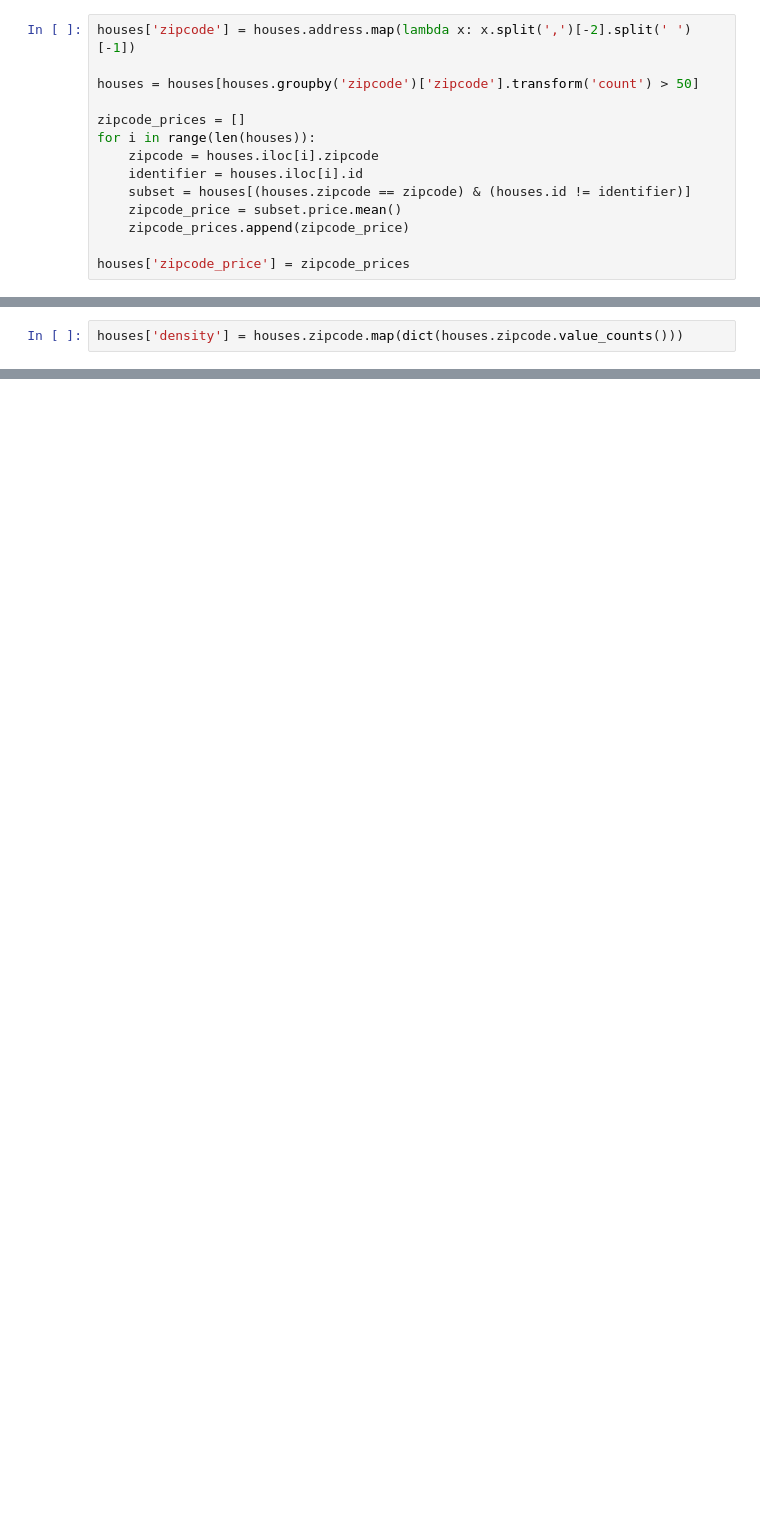
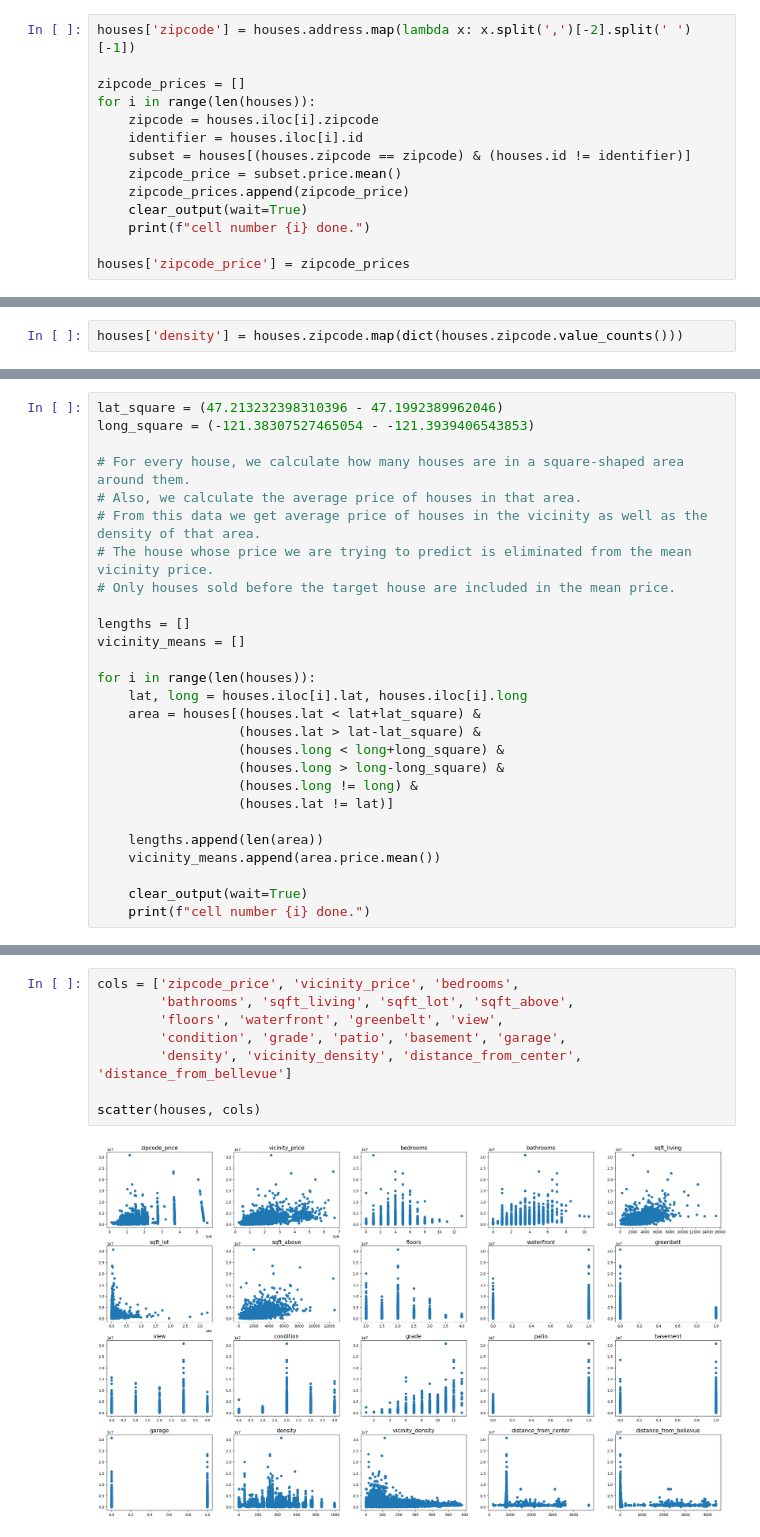
Before and after one commit to Jellohub/phase2_project, a Jupyter notebook: Notebook.ipynb, the cells around one changed output, grey strips where cells are left out. Saved outputs shown, nothing was run; the diff lists cells and outputs as text; blank space fills up the shorter version.

```diff
--- a/Notebook.ipynb
+++ b/Notebook.ipynb
@@ -167,7 +118,5 @@ houses['garage'] = houses['sqft_garage'].map(lambda x: 0 if x == 0 else 1)
 # %%
 houses['zipcode'] = houses.address.map(lambda x: x.split(',')[-2].split(' ')[-1])
-
-houses = houses[houses.groupby('zipcode')['zipcode'].transform('count') > 50]
 
 zipcode_prices = []
 for i in range(len(houses)):
@@ -176,5 +125,7 @@ for i in range(len(houses)):
     subset = houses[(houses.zipcode == zipcode) & (houses.id != identifier)]
     zipcode_price = subset.price.mean()
     zipcode_prices.append(zipcode_price)
+    clear_output(wait=True)
+    print(f"cell number {i} done.")
 
 houses['zipcode_price'] = zipcode_prices
@@ -200,0 +146,27 @@ Index(['id', 'date', 'price', 'bedrooms', 'bathrooms', 'sqft_living',
+# %%
+lat_square = (47.213232398310396 - 47.1992389962046)
+long_square = (-121.38307527465054 - -121.3939406543853)
+
+# For every house, we calculate how many houses are in a square-shaped area around them.
+# Also, we calculate the average price of houses in that area.
+# From this data we get average price of houses in the vicinity as well as the density of that area.
+# The house whose price we are trying to predict is eliminated from the mean vicinity price.
+# Only houses sold before the target house are included in the mean price.
+
+lengths = []
+vicinity_means = []
+
+for i in range(len(houses)):
+    lat, long = houses.iloc[i].lat, houses.iloc[i].long
+    area = houses[(houses.lat < lat+lat_square) &
+                  (houses.lat > lat-lat_square) &
+                  (houses.long < long+long_square) &
+                  (houses.long > long-long_square) &
+                  (houses.long != long) &
+                  (houses.lat != lat)]
+
+    lengths.append(len(area))
+    vicinity_means.append(area.price.mean())
+
+    clear_output(wait=True)
+    print(f"cell number {i} done.")
@@ -200,0 +193,10 @@ Index(['id', 'date', 'price', 'bedrooms', 'bathrooms', 'sqft_living',
+# %%
+cols = ['zipcode_price', 'vicinity_price', 'bedrooms',
+        'bathrooms', 'sqft_living', 'sqft_lot', 'sqft_above',
+        'floors', 'waterfront', 'greenbelt', 'view',
+        'condition', 'grade', 'patio', 'basement', 'garage',
+        'density', 'vicinity_density', 'distance_from_center', 'distance_from_bellevue']
+
+scatter(houses, cols)
+# %% [output]
+[figure, added]
```
Also changed, not shown: parts of 43 cells of this notebook.
